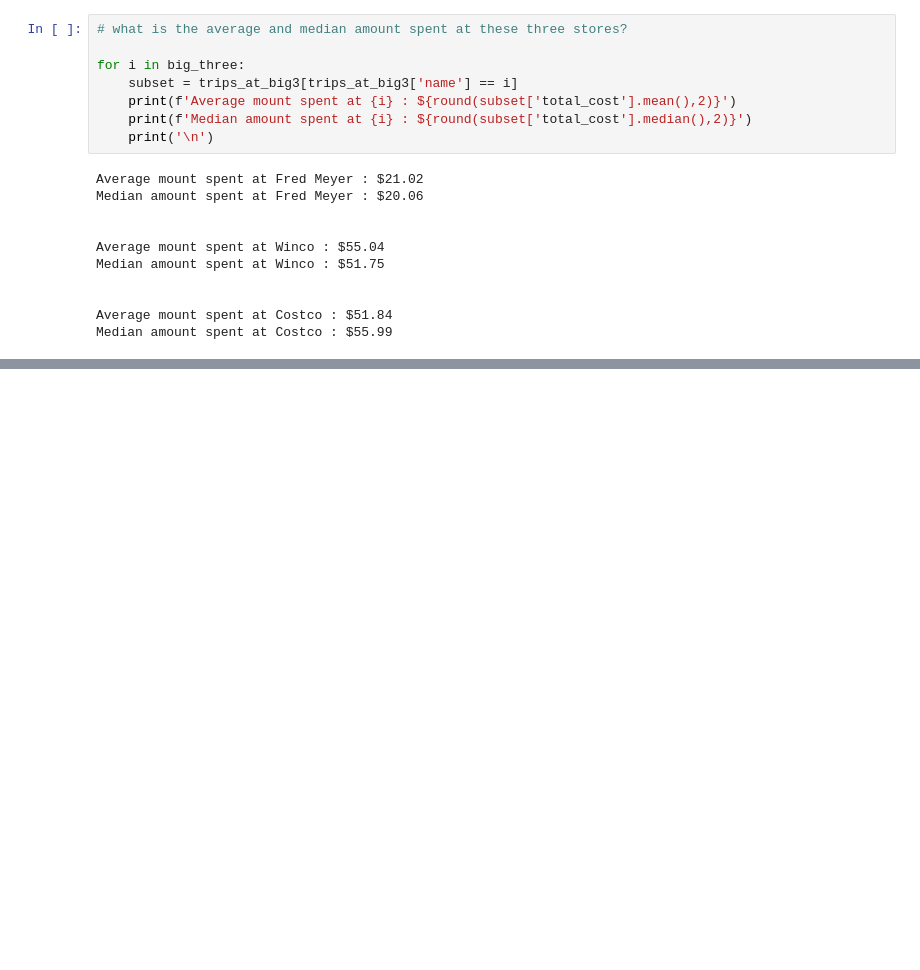
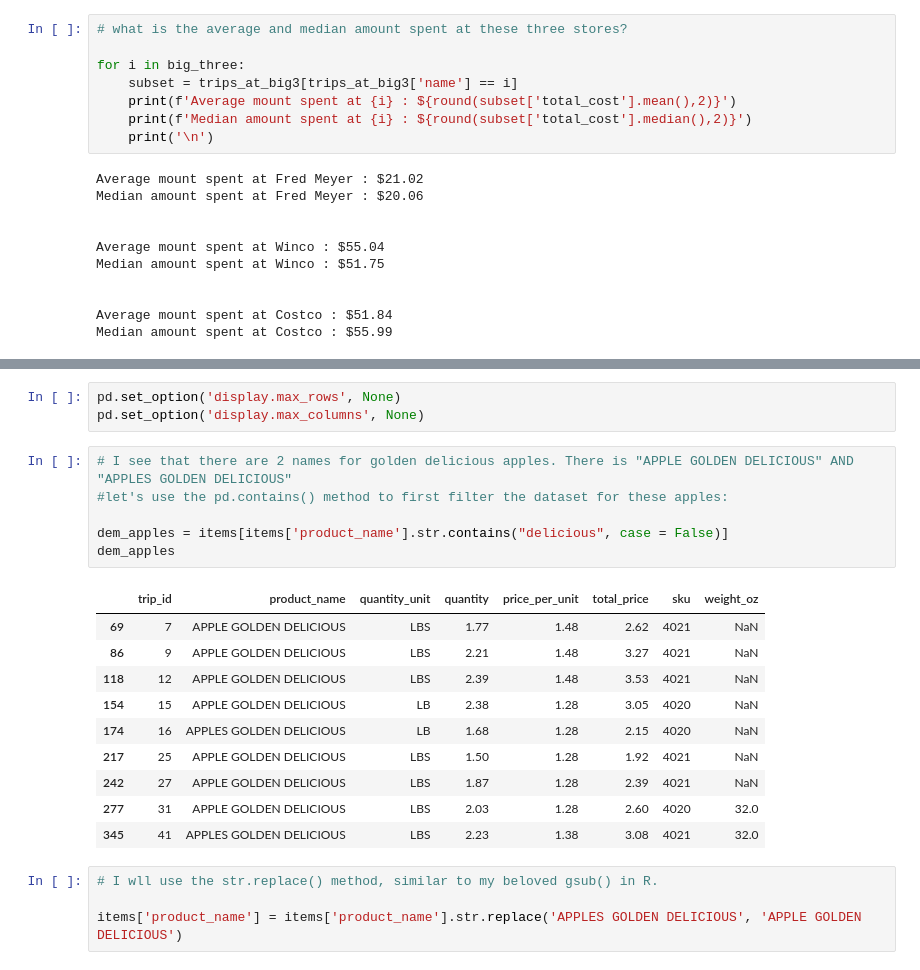
Before and after one commit to chanks06/grocery-db, a Jupyter notebook: analysis.ipynb, the cells around one changed output, grey strips where cells are left out. Drawn from its saved outputs; the diff is of its cells as text; blank space fills up the shorter version.

```diff
--- a/analysis.ipynb
+++ b/analysis.ipynb
@@ -222,0 +350,24 @@ Median amount spent at Costco : $55.99
+# %%
+pd.set_option('display.max_rows', None)
+pd.set_option('display.max_columns', None)
+# %%
+# I see that there are 2 names for golden delicious apples. There is "APPLE GOLDEN DELICIOUS" AND "APPLES GOLDEN DELICIOUS"
+#let's use the pd.contains() method to first filter the dataset for these apples:
+
+dem_apples = items[items['product_name'].str.contains("delicious", case = False)]
+dem_apples
+# %% [output]
+|  | trip_id | product_name | quantity_unit | quantity | price_per_unit | total_price | sku | weight_oz |
+| 69 | 7 | APPLE GOLDEN DELICIOUS | LBS | 1.77 | 1.48 | 2.62 | 4021 | NaN |
+| 86 | 9 | APPLE GOLDEN DELICIOUS | LBS | 2.21 | 1.48 | 3.27 | 4021 | NaN |
+| 118 | 12 | APPLE GOLDEN DELICIOUS | LBS | 2.39 | 1.48 | 3.53 | 4021 | NaN |
+| 154 | 15 | APPLE GOLDEN DELICIOUS | LB | 2.38 | 1.28 | 3.05 | 4020 | NaN |
+| 174 | 16 | APPLES GOLDEN DELICIOUS | LB | 1.68 | 1.28 | 2.15 | 4020 | NaN |
+| 217 | 25 | APPLE GOLDEN DELICIOUS | LBS | 1.50 | 1.28 | 1.92 | 4021 | NaN |
+| 242 | 27 | APPLE GOLDEN DELICIOUS | LBS | 1.87 | 1.28 | 2.39 | 4021 | NaN |
+| 277 | 31 | APPLE GOLDEN DELICIOUS | LBS | 2.03 | 1.28 | 2.60 | 4020 | 32.0 |
+| 345 | 41 | APPLES GOLDEN DELICIOUS | LBS | 2.23 | 1.38 | 3.08 | 4021 | 32.0 |
+# %%
+# I wll use the str.replace() method, similar to my beloved gsub() in R.
+
+items['product_name'] = items['product_name'].str.replace('APPLES GOLDEN DELICIOUS', 'APPLE GOLDEN DELICIOUS')
```
Also changed, not shown: parts of 28 cells of this notebook, 1 other file.
